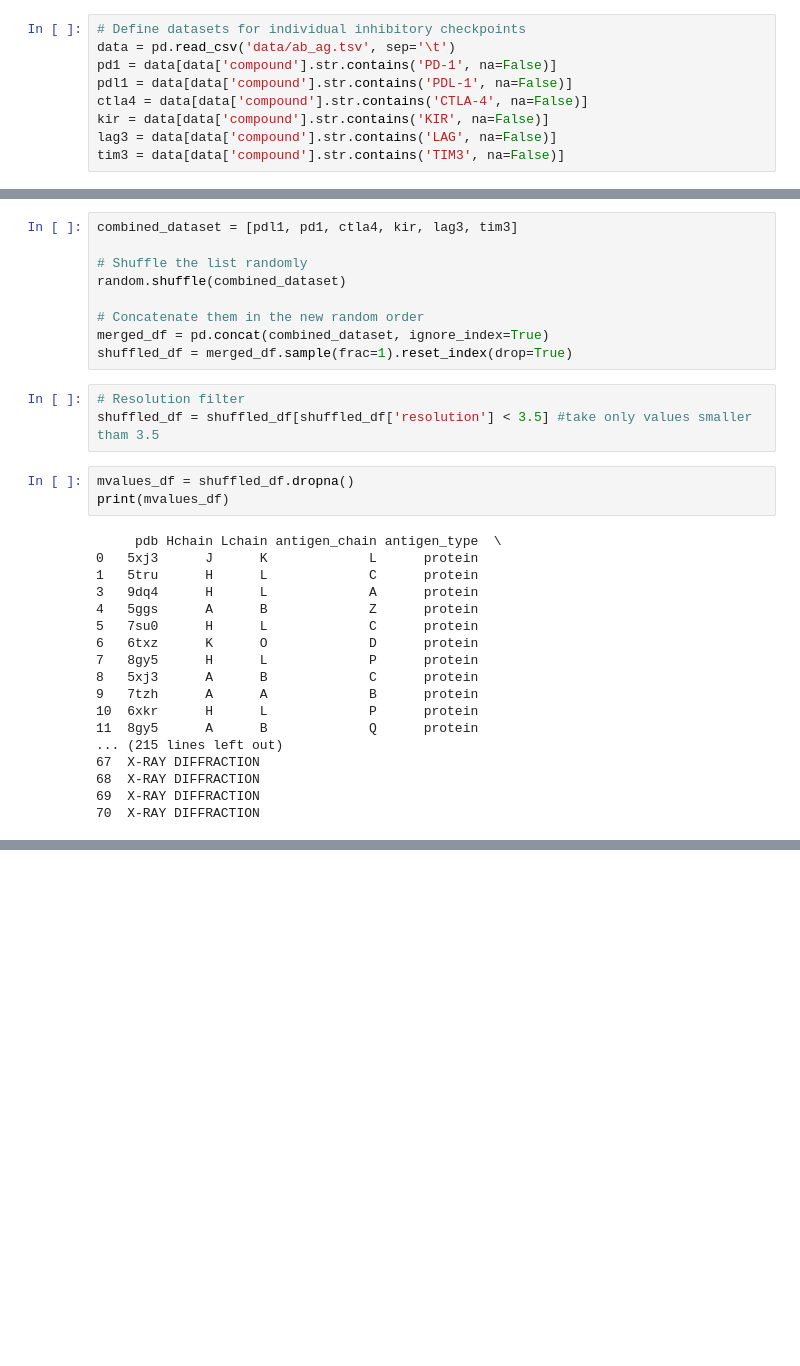
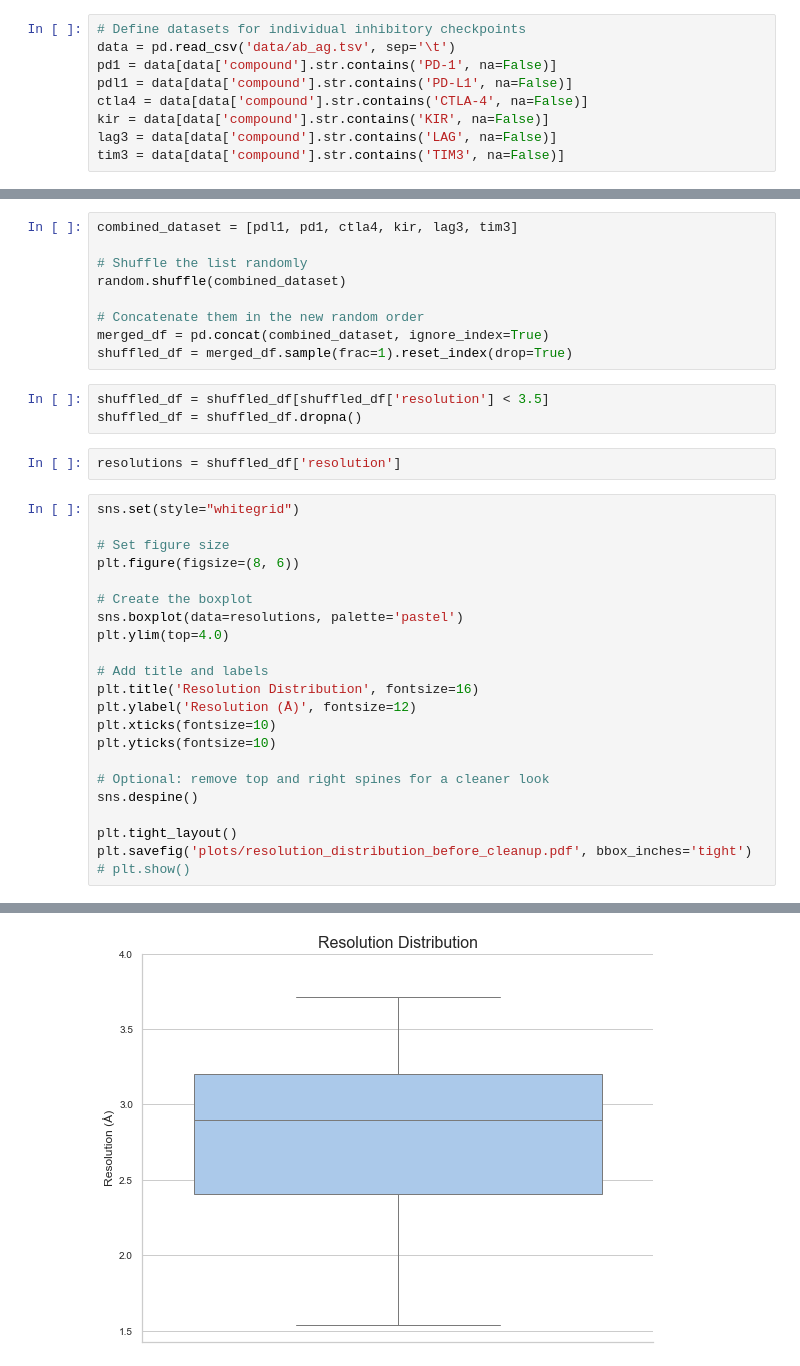
Before and after one commit to datascience-2025-group4/group04-team01, a Jupyter notebook: working_notebook.ipynb, the cells around one changed output, grey strips where cells are left out. Drawn from its saved outputs; the diff is of its cells as text; blank space fills up the shorter version.

Commit message:
Data Cleanup 18.05

```diff
--- a/working_notebook.ipynb
+++ b/working_notebook.ipynb
@@ -7,7 +9,7 @@ import random
 # Define datasets for individual inhibitory checkpoints
 data = pd.read_csv('data/ab_ag.tsv', sep='\t')
 pd1 = data[data['compound'].str.contains('PD-1', na=False)]
-pdl1 = data[data['compound'].str.contains('PDL-1', na=False)]
+pdl1 = data[data['compound'].str.contains('PD-L1', na=False)]
 ctla4 = data[data['compound'].str.contains('CTLA-4', na=False)]
 kir = data[data['compound'].str.contains('KIR', na=False)]
 lag3 = data[data['compound'].str.contains('LAG', na=False)]
@@ -29,27 +31,31 @@ random.shuffle(combined_dataset)
 # Concatenate them in the new random order
 merged_df = pd.concat(combined_dataset, ignore_index=True)
 shuffled_df = merged_df.sample(frac=1).reset_index(drop=True)
-# %%
-# Resolution filter
-shuffled_df = shuffled_df[shuffled_df['resolution'] < 3.5] #take only values smaller tham 3.5
-# %%
-mvalues_df = shuffled_df.dropna()
-print(mvalues_df)
-# %% [output]
-     pdb Hchain Lchain antigen_chain antigen_type  \
-0   5xj3      J      K             L      protein
-1   5tru      H      L             C      protein
-3   9dq4      H      L             A      protein
-4   5ggs      A      B             Z      protein
-5   7su0      H      L             C      protein
-6   6txz      K      O             D      protein
-7   8gy5      H      L             P      protein
-8   5xj3      A      B             C      protein
-9   7tzh      A      A             B      protein
-10  6xkr      H      L             P      protein
-11  8gy5      A      B             Q      protein
-... (215 lines left out)
-67  X-RAY DIFFRACTION
-68  X-RAY DIFFRACTION
-69  X-RAY DIFFRACTION
-70  X-RAY DIFFRACTION
+# %%
+shuffled_df = shuffled_df[shuffled_df['resolution'] < 3.5]
+shuffled_df = shuffled_df.dropna()
+# %%
+resolutions = shuffled_df['resolution']
+# %%
+sns.set(style="whitegrid")
+
+# Set figure size
+plt.figure(figsize=(8, 6))
+
+# Create the boxplot
+sns.boxplot(data=resolutions, palette='pastel')
+plt.ylim(top=4.0)
+
+# Add title and labels
+plt.title('Resolution Distribution', fontsize=16)
+plt.ylabel('Resolution (Å)', fontsize=12)
+plt.xticks(fontsize=10)
+plt.yticks(fontsize=10)
+
+# Optional: remove top and right spines for a cleaner look
+sns.despine()
+
+plt.tight_layout()
+plt.savefig('plots/resolution_distribution_before_cleanup.pdf', bbox_inches='tight')
+# plt.show()
+# %% [output]
@@ -55,0 +65 @@ print(mvalues_df)
+[figure, added]
```
Also changed, not shown: parts of 8 cells of this notebook, 7 other files.
